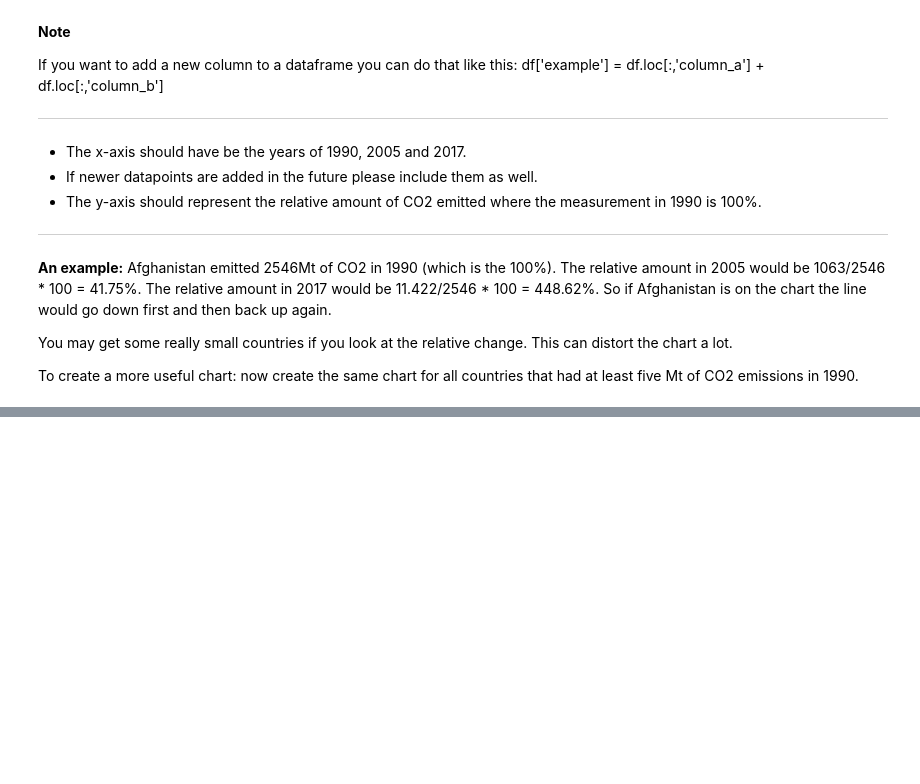
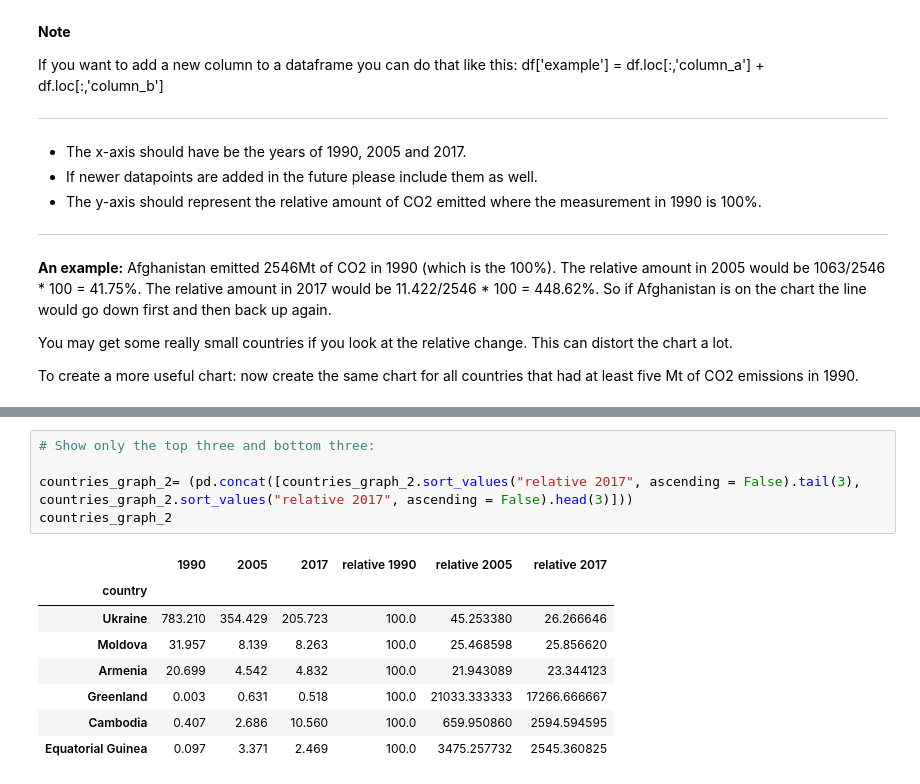
Before and after one commit to MevrouwHelderder/Assignments, a Jupyter notebook: Assignment_Global_CO2_Emissions.ipynb, the cells around one changed output, grey strips where cells are left out. Drawn from its saved outputs; the diff is of its cells as text; blank space fills up the shorter version.

```diff
--- a/Assignment_Global_CO2_Emissions.ipynb
+++ b/Assignment_Global_CO2_Emissions.ipynb
@@ -99,0 +127,14 @@ To create a more useful chart: now create the same chart for all countries that
+# %%
+# Show only the top three and bottom three:
+
+countries_graph_2= (pd.concat([countries_graph_2.sort_values("relative 2017", ascending = False).tail(3), countries_graph_2.sort_values("relative 2017", ascending = False).head(3)]))
+countries_graph_2
+# %% [output]
+|  | 1990 | 2005 | 2017 | relative 1990 | relative 2005 | relative 2017 |
+| country |  |  |  |  |  |  |
+| Ukraine | 783.210 | 354.429 | 205.723 | 100.0 | 45.253380 | 26.266646 |
+| Moldova | 31.957 | 8.139 | 8.263 | 100.0 | 25.468598 | 25.856620 |
+| Armenia | 20.699 | 4.542 | 4.832 | 100.0 | 21.943089 | 23.344123 |
+| Greenland | 0.003 | 0.631 | 0.518 | 100.0 | 21033.333333 | 17266.666667 |
+| Cambodia | 0.407 | 2.686 | 10.560 | 100.0 | 659.950860 | 2594.594595 |
+| Equatorial Guinea | 0.097 | 3.371 | 2.469 | 100.0 | 3475.257732 | 2545.360825 |
```
Also changed, not shown: parts of 2 cells of this notebook.
